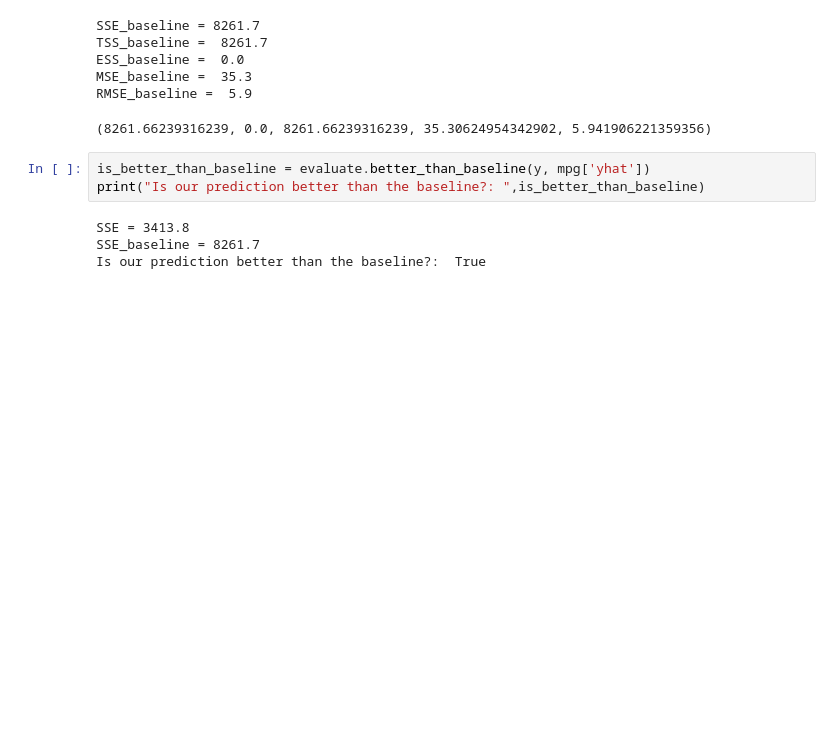
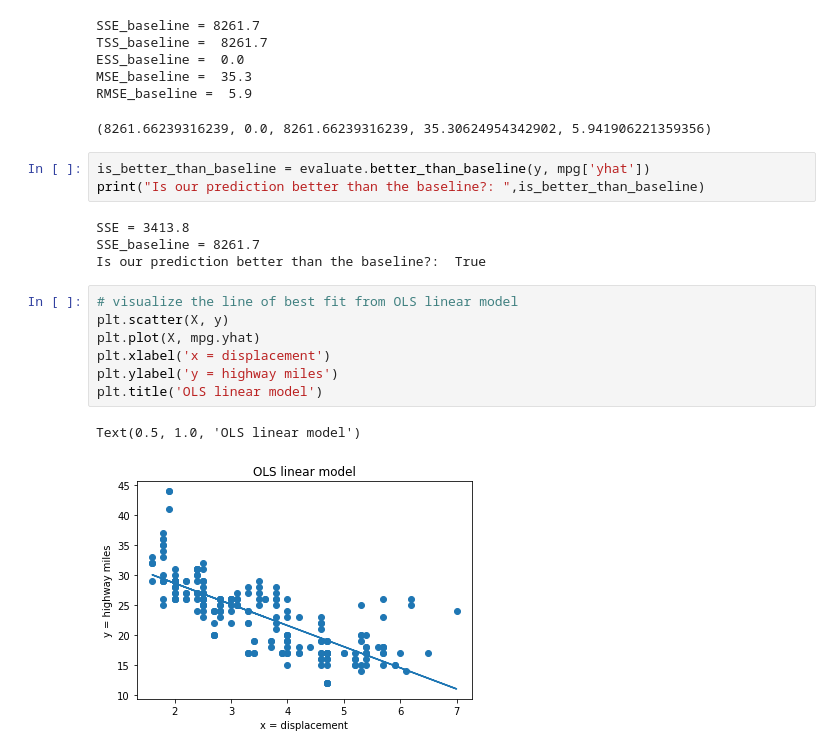
Before and after one commit to veronica-f-reyes/regression_exercises, a Jupyter notebook: evaluate.ipynb, the cells around one changed output. Saved outputs shown, nothing was run; the diff lists cells and outputs as text; blank space fills up the shorter version.

```diff
--- a/evaluate.ipynb
+++ b/evaluate.ipynb
@@ -291,3 +291,13 @@ print("Is our prediction better than the baseline?: ",is_better_than_baseline)
 SSE = 3413.8
 SSE_baseline = 8261.7
 Is our prediction better than the baseline?:  True
+# %%
+# visualize the line of best fit from OLS linear model
+plt.scatter(X, y)
+plt.plot(X, mpg.yhat)
+plt.xlabel('x = displacement')
+plt.ylabel('y = highway miles')
+plt.title('OLS linear model')
+# %% [output]
+Text(0.5, 1.0, 'OLS linear model')
+[figure, added]
```
Also changed, not shown: 2 other files.
